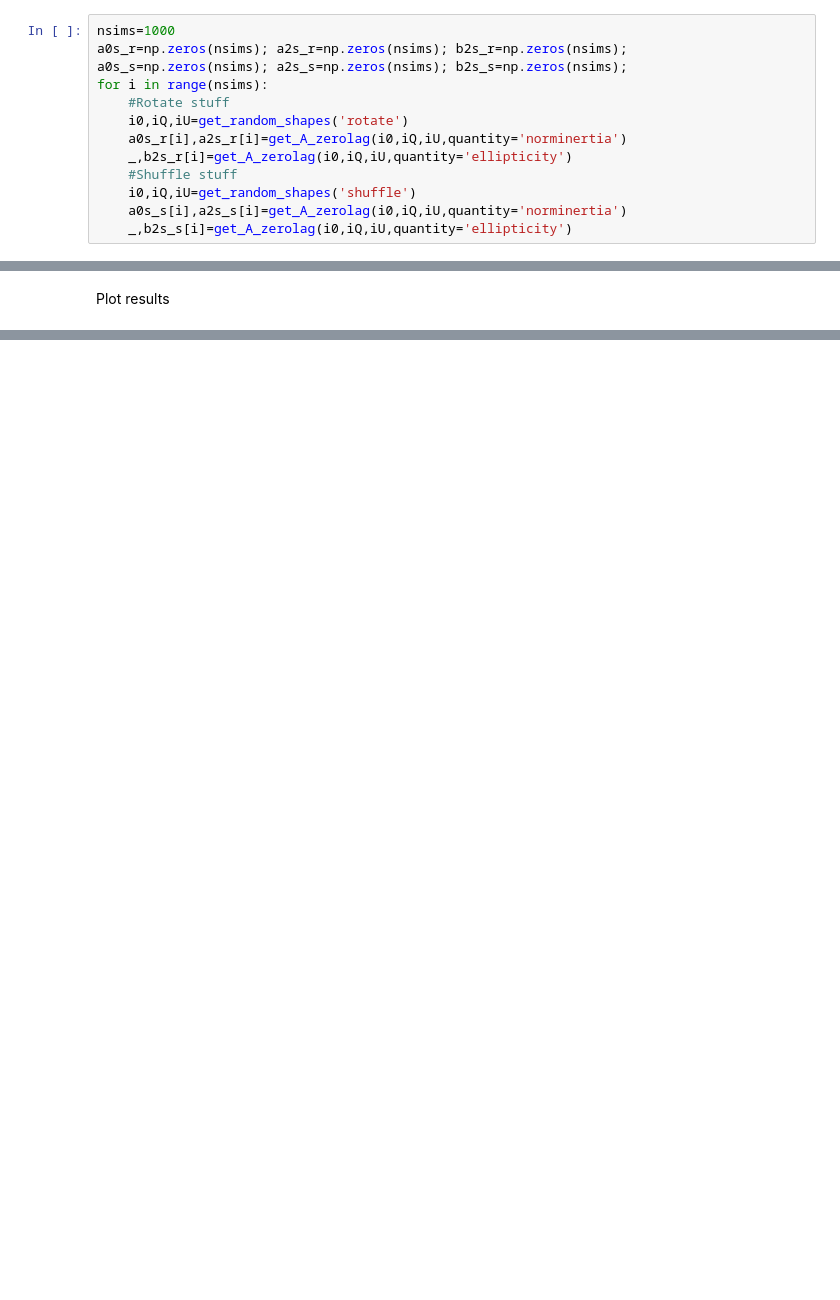
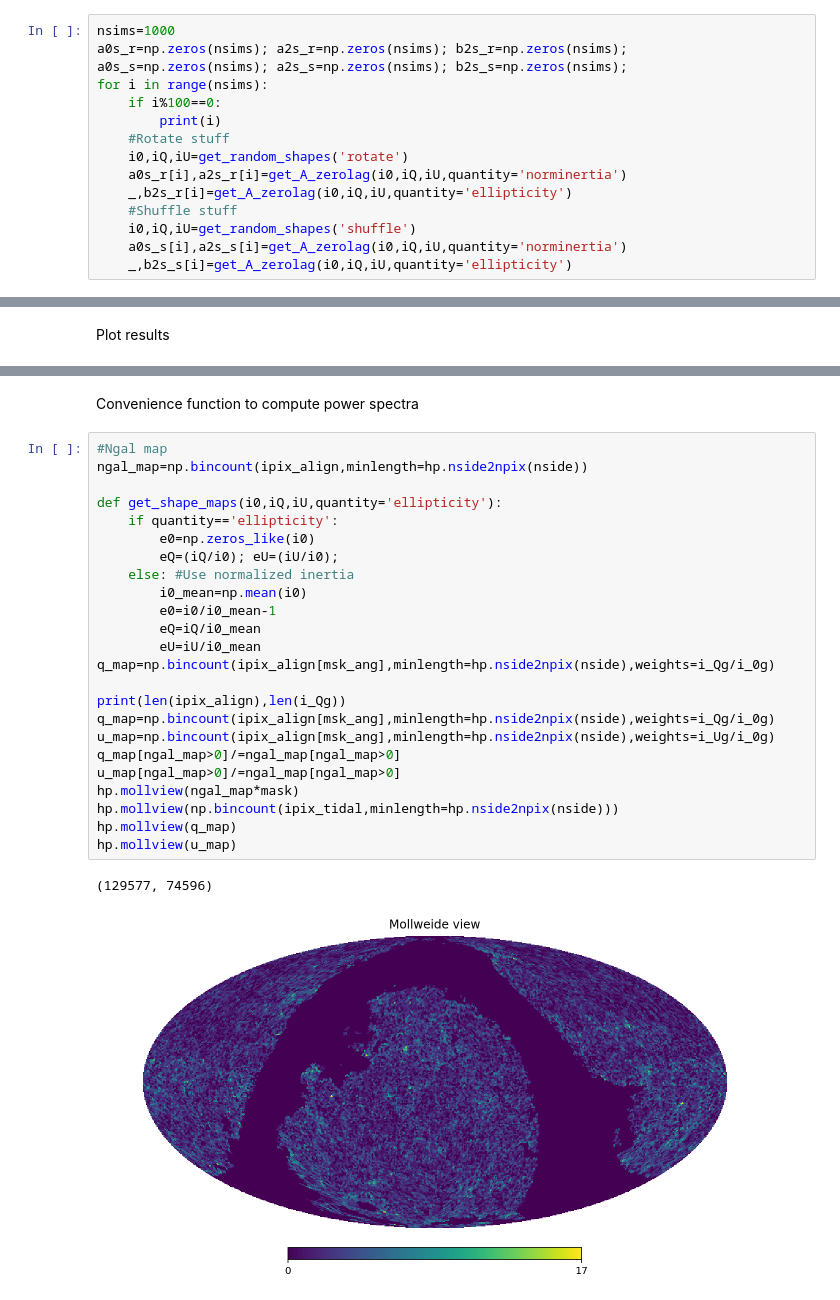
Before and after one commit to damonge/TidAl, a Jupyter notebook: Estimators.ipynb, the cells around one changed output, grey strips where cells are left out. Saved outputs shown, nothing was run; the diff lists cells and outputs as text; blank space fills up the shorter version.

```diff
--- a/Estimators.ipynb
+++ b/Estimators.ipynb
@@ -125,6 +126,8 @@ nsims=1000
 a0s_r=np.zeros(nsims); a2s_r=np.zeros(nsims); b2s_r=np.zeros(nsims);
 a0s_s=np.zeros(nsims); a2s_s=np.zeros(nsims); b2s_s=np.zeros(nsims);
 for i in range(nsims):
+    if i%100==0:
+        print(i)
     #Rotate stuff
     i0,iQ,iU=get_random_shapes('rotate')
     a0s_r[i],a2s_r[i]=get_A_zerolag(i0,iQ,iU,quantity='norminertia')
@@ -156,0 +187,29 @@ plt.axvline(b2, color="red", label="data")
+# %% [markdown]
+Convenience function to compute power spectra
+# %%
+#Ngal map
+ngal_map=np.bincount(ipix_align,minlength=hp.nside2npix(nside))
+
+def get_shape_maps(i0,iQ,iU,quantity='ellipticity'):
+    if quantity=='ellipticity':
+        e0=np.zeros_like(i0)
+        eQ=(iQ/i0); eU=(iU/i0);
+    else: #Use normalized inertia
+        i0_mean=np.mean(i0)
+        e0=i0/i0_mean-1
+        eQ=iQ/i0_mean
+        eU=iU/i0_mean
+q_map=np.bincount(ipix_align[msk_ang],minlength=hp.nside2npix(nside),weights=i_Qg/i_0g)
+
+print(len(ipix_align),len(i_Qg))
+q_map=np.bincount(ipix_align[msk_ang],minlength=hp.nside2npix(nside),weights=i_Qg/i_0g)
+u_map=np.bincount(ipix_align[msk_ang],minlength=hp.nside2npix(nside),weights=i_Ug/i_0g)
+q_map[ngal_map>0]/=ngal_map[ngal_map>0]
+u_map[ngal_map>0]/=ngal_map[ngal_map>0]
+hp.mollview(ngal_map*mask)
+hp.mollview(np.bincount(ipix_tidal,minlength=hp.nside2npix(nside)))
+hp.mollview(q_map)
+hp.mollview(u_map)
+# %% [output]
+(129577, 74596)
+[figure, added]
```
Also changed, not shown: parts of 8 cells of this notebook.
